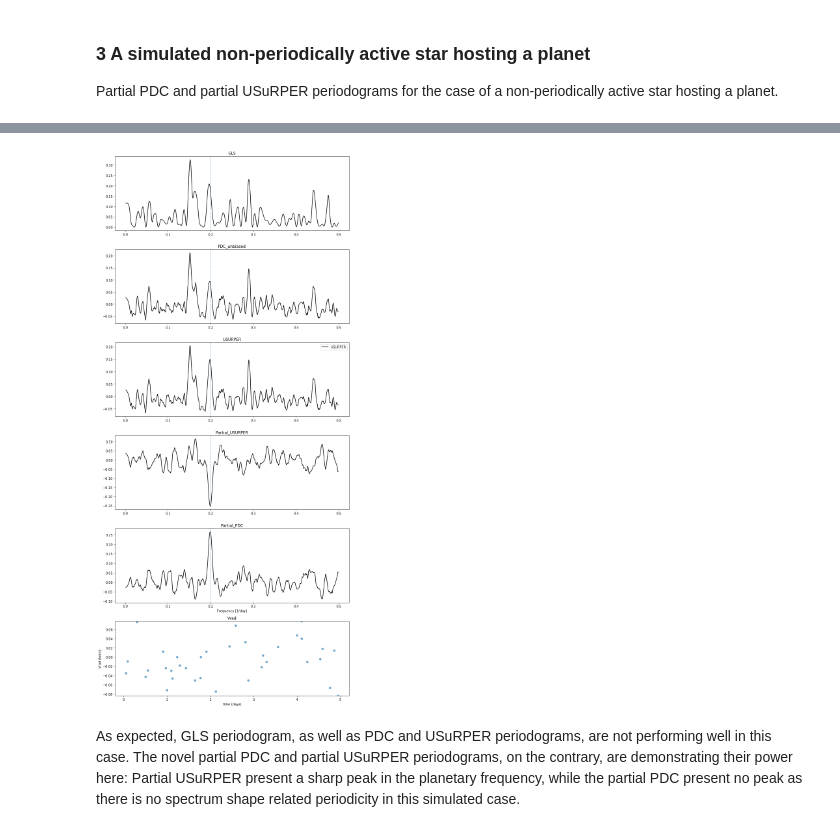
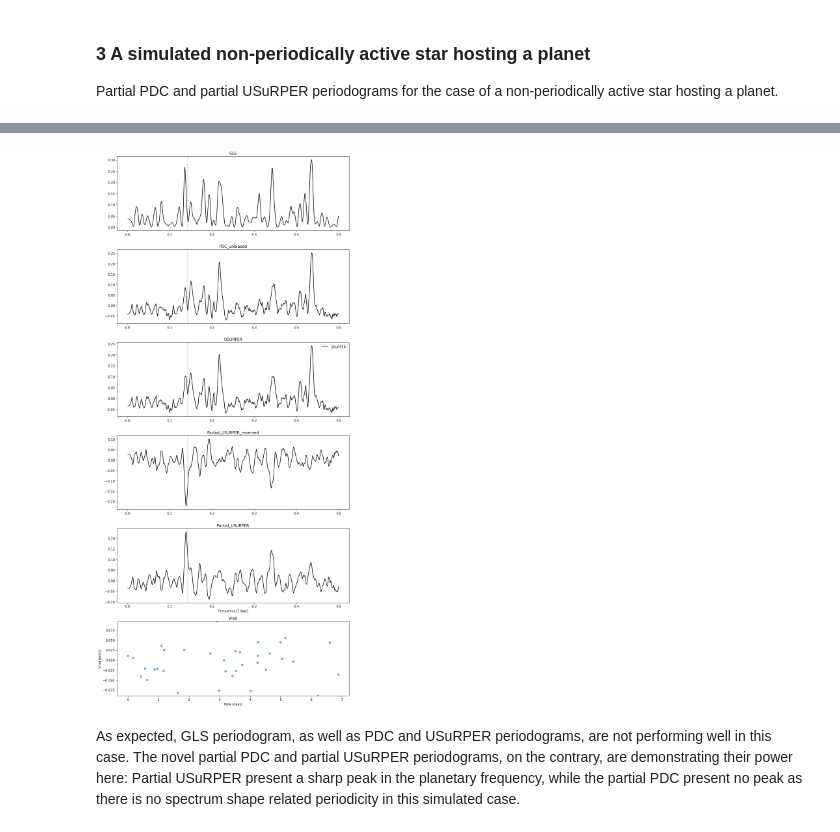
Before and after one commit to SPARTA-dev/SPARTA, a Jupyter notebook: examples/Partial Distance Correlation Periodogram/Partial_Distance_Correlation_Periodogram_Simulated_Demonstrations-final.ipynb, the cells around one changed output, grey strips where cells are left out. Drawn from its saved outputs; the diff is of its cells as text; code cells hidden in the pictures.

```diff
--- a/examples/Partial Distance Correlation Periodogram/Partial_Distance_Correlation_Periodogram_Simulated_Demonstrations-final.ipynb
+++ b/examples/Partial Distance Correlation Periodogram/Partial_Distance_Correlation_Periodogram_Simulated_Demonstrations-final.ipynb
@@ -118,58 +126,57 @@ a non-periodically active star hosting a planet.
 # defining test parameters
 N = 35 # 35 oberservation will be simulated
 v_sin_i = 6 # km/s
-spec_power_ratio = 0.005 # The simulated spotted spectrum amounts to 0.5% of the stellar spectrum
-planet_k = 0.007 # The semi-amplitude of the star reflex motion due to the planet gravity is 7 m/s
-spot_k = 1 # The semi-amplitude of the star RV induced by the stellar activity is 1 km/s
+spec_power_ratio = -0.005 # The simulated spot size amounts to 0.5% of the star size
+planet_k = 0.0075 # The semi-amplitude of the star reflext motion due to the planet gravity is 10 m/s
+spot_k = 1 # The semi-amplitude of the star reflext motion due to the planet gravity is 1 km/s
 snr = 100 # White noise is being added
 
-planet_period = 5 # days
+planet_period = 7 # days
 
 print("Details:", "N:", N, "v_sin_i:", v_sin_i, "spec_power_ratio:", spec_power_ratio,
       "planet_k:", planet_k, "snr:", snr, "...")
-for s in [79]:
-    print(s)
-    N, times, visit_spec_list, template_star_broadend =\
-        simulate_planet_around_active_star(v_sin_i=v_sin_i,
-                                           epsilon=0.5,
-                                           integration_ratio=[],
-                                           star_template=template_star,
-                                           template_spot=template_spot,
-                                           p_spot=-1,
-                                           p_planet=planet_period,
-                                           spec_power_ratio=spec_power_ratio,
-                                           star_k=spot_k,
-                                           planet_k=planet_k,
-                                           planet_param=[],
-                                           N=N,
-                                           snr=snr,
-                                           periocic_spot_flag=False,
-                                           seed=s)
-    ts = TimeSeries(size=N, times=times, vals=visit_spec_list,
-    calculated_vrad_list=[])
-    obs = Observations(time_series=ts)
-    obs.initialize_periodicity_detector(freq_range=(1 / 1000, 0.5), periodogram_grid_resolution=1000)
 
-    rvs = obs.calc_rv_against_template(template_star_broadend, dv=0.01,
-             VelBound=[-16, 16], fastccf=True)
-    obs.observation_TimeSeries.calculated_vrad_list = rvs.vels
+N, times, visit_spec_list, template_star_broadend =\
+    simulate_planet_around_active_star(v_sin_i=v_sin_i,
+                                       epsilon=0.5,
+                                       integration_ratio=[],
+                                       star_template=template_star,
+                                       template_spot=template_spot,
+                                       p_spot=-1,
+                                       p_planet=planet_period,
+                                       spec_power_ratio=spec_power_ratio,
+                                       star_k=spot_k,
+                                       planet_k=planet_k,
+                                       planet_param=[],
+                                       N=N,
+                                       snr=snr,
+                                       periocic_spot_flag=False,
+                                       seed=17)
+ts = TimeSeries(size=N, times=times, vals=visit_spec_list,
+calculated_vrad_list=[])
+obs = Observations(time_series=ts)
+obs.initialize_periodicity_detector(freq_range=(1 / 1000, 0.5), periodogram_grid_resolution=1000)
 
-    print("Velocities STD:", np.std(rvs.vels))
-    print("Mean velocity error:", np.mean(rvs.evels))
+rvs = obs.calc_rv_against_template(template_star_broadend, dv=0.01,
+         VelBound=[-16, 16], fastccf=True)
+obs.observation_TimeSeries.calculated_vrad_list = rvs.vels
 
-    obs.periodicity_detector.run_GLS_process()
-    obs.periodicity_detector.run_PDC_process(calc_biased_flag=False, calc_unbiased_flag=True)
-    obs.periodicity_detector.run_USURPER_process(calc_biased_flag=False, calc_unbiased_flag=True)
-    obs.periodicity_detector.run_Partial_USURPER_process(reversed_flag=True)
-    obs.periodicity_detector.run_Partial_USURPER_process(reversed_flag=False)
+print("Velocities STD:", np.std(rvs.vels))
+print("Mean velocity error:", np.mean(rvs.evels))
 
-    obs.periodicity_detector.period = [planet_period]
-    obs.periodicity_detector.periodogram_plots(velocities_flag=True)
+obs.periodicity_detector.run_GLS_process()
+obs.periodicity_detector.run_PDC_process(calc_biased_flag=False, calc_unbiased_flag=True)
+obs.periodicity_detector.run_USURPER_process(calc_biased_flag=False, calc_unbiased_flag=True)
+obs.periodicity_detector.run_Partial_USURPER_process(reversed_flag=True)
+obs.periodicity_detector.run_Partial_USURPER_process(reversed_flag=False)
 
-    plt.show()
+obs.periodicity_detector.period = [planet_period]
+obs.periodicity_detector.periodogram_plots(velocities_flag=True)
 
-    import winsound
-    frequency = 2500  # Set Frequency To 2500 Hertz
-    duration = 500  # Set Duration To 1000 ms == 1 second
-    winsound.Beep(frequency, duration)
+plt.show()
+
+import winsound
+frequency = 2500  # Set Frequency To 2500 Hertz
+duration = 500  # Set Duration To 1000 ms == 1 second
+winsound.Beep(frequency, duration)
 # %% [output]
@@ -180,4 +186,4 @@ Mean velocity error: 0.046107911646512074
-[figure, old version]
+[figure, new version]
 # %% [markdown]
 As expected, GLS periodogram, as well as PDC and USuRPER periodograms, are not performing well in this case.
 The novel partial PDC and partial USuRPER periodograms, on the contrary, are demonstrating their power here:
```
Also changed, not shown: parts of 6 cells of this notebook.
